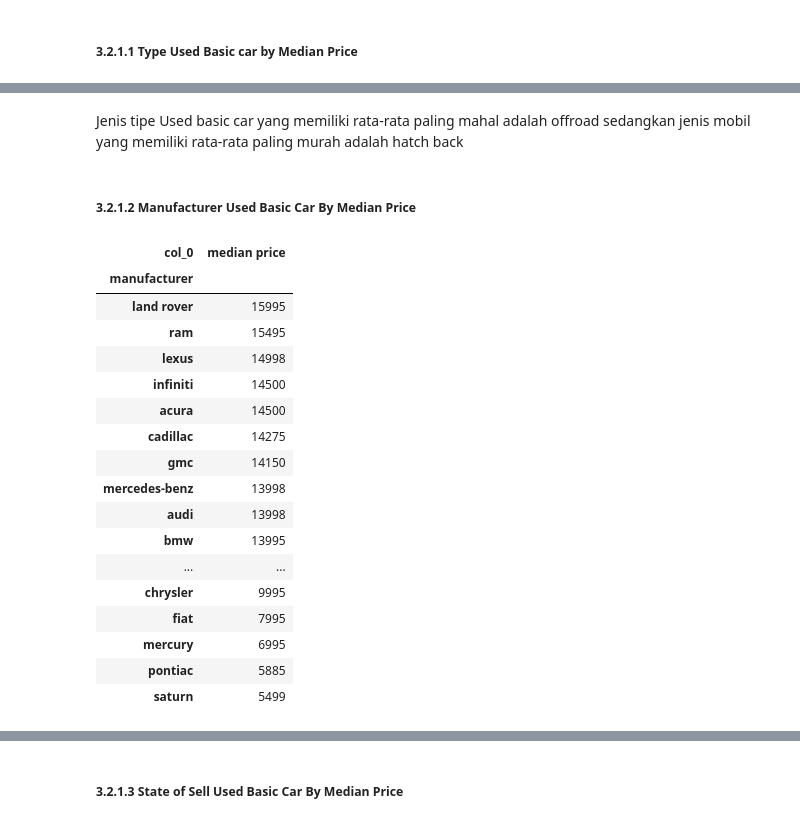
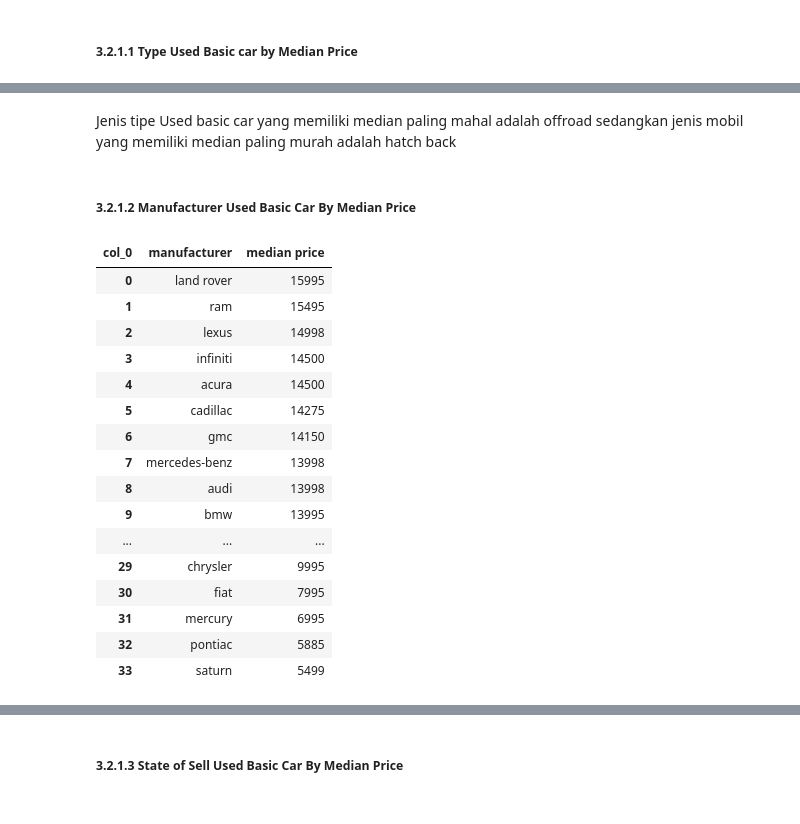
Before and after one commit to marifw70/Final_Project-Used-Car-Price-Prediction, a Jupyter notebook: FinalProject_part2.ipynb, the cells around one changed output, grey strips where cells are left out. Saved outputs shown, nothing was run; the diff lists cells and outputs as text; code cells hidden in the pictures.

```diff
--- a/FinalProject_part2.ipynb
+++ b/FinalProject_part2.ipynb
@@ -116,6 +108,12 @@ Pada kolom price akan dilakukan feature engineering untuk menambahkan feature/ko
 bin_car = [1999, df['price'].mean(),df['price'].max()]
 label_car = ['basic car','luxury car']
 df['class_car'] = pd.cut(df['price'], bins = bin_car, labels = label_car)
+# %%
+# Binning the odometer column
+
+bin_odo = [-1, 30000,60000,90000,df['odometer'].max()]
+label_odo = ['<30K','30-60K','60K-90K','90K<']
+df['range_odo'] = pd.cut(df['odometer'], bins = bin_odo, labels = label_odo)
 # %%
 df.head()
 # %% [output]
@@ -290,4 +312,5 @@ Tahun pembuatan mobil paling banyak dijual adalah tahun 2017 sebanyak 24.250 ata
 # %%
-fu= df.stb.freq(['fuel'], cum_cols =False)
-fu
+df['state']= df['state'].str.upper()
+state =df.stb.freq(['state'], cum_cols =False)
+state
 # %% [output]
@@ -366,28 +405,28 @@ fig.show()
 # %% [markdown]
-Jenis tipe Used basic car yang memiliki rata-rata paling mahal adalah offroad sedangkan jenis mobil yang memiliki rata-rata paling murah adalah hatch back
+Jenis tipe Used basic car yang memiliki median paling mahal adalah offroad sedangkan jenis mobil yang memiliki median paling murah adalah hatch back
 # %% [markdown]
 ##### 3.2.1.2 Manufacturer Used Basic Car By Median Price
 # %%
 merk_price_bc = pd.crosstab(columns='median price', index=bas_car['manufacturer'],values=bas_car['price'], aggfunc='median')
 merk_price_bc = merk_price_bc.sort_values(by=['median price'],ascending=False)
+merk_price_bc = merk_price_bc.reset_index()
 merk_price_bc
 # %% [output]
-| col_0 | median price |
-| manufacturer |  |
-| land rover | 15995 |
-| ram | 15495 |
-| lexus | 14998 |
-| infiniti | 14500 |
-| acura | 14500 |
-| cadillac | 14275 |
-| gmc | 14150 |
-| mercedes-benz | 13998 |
-| audi | 13998 |
-| bmw | 13995 |
-| ... | ... |
-| chrysler | 9995 |
-| fiat | 7995 |
-| mercury | 6995 |
-| pontiac | 5885 |
-| saturn | 5499 |
+| col_0 | manufacturer | median price |
+| 0 | land rover | 15995 |
+| 1 | ram | 15495 |
+| 2 | lexus | 14998 |
+| 3 | infiniti | 14500 |
+| 4 | acura | 14500 |
+| 5 | cadillac | 14275 |
+| 6 | gmc | 14150 |
+| 7 | mercedes-benz | 13998 |
+| 8 | audi | 13998 |
+| 9 | bmw | 13995 |
+| ... | ... | ... |
+| 29 | chrysler | 9995 |
+| 30 | fiat | 7995 |
+| 31 | mercury | 6995 |
+| 32 | pontiac | 5885 |
+| 33 | saturn | 5499 |
 # %%
```
Also changed, not shown: parts of 117 cells of this notebook, 8 other files.
